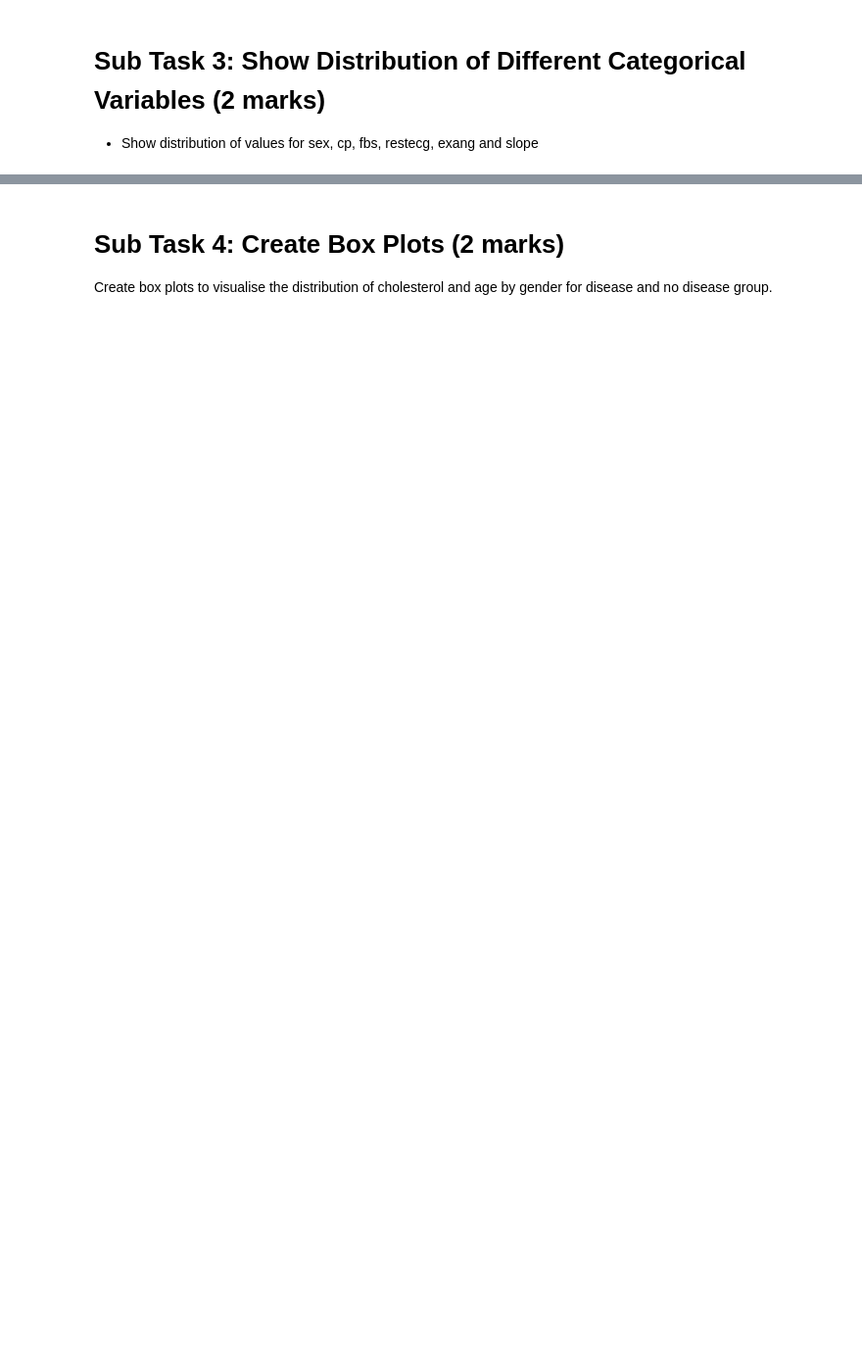
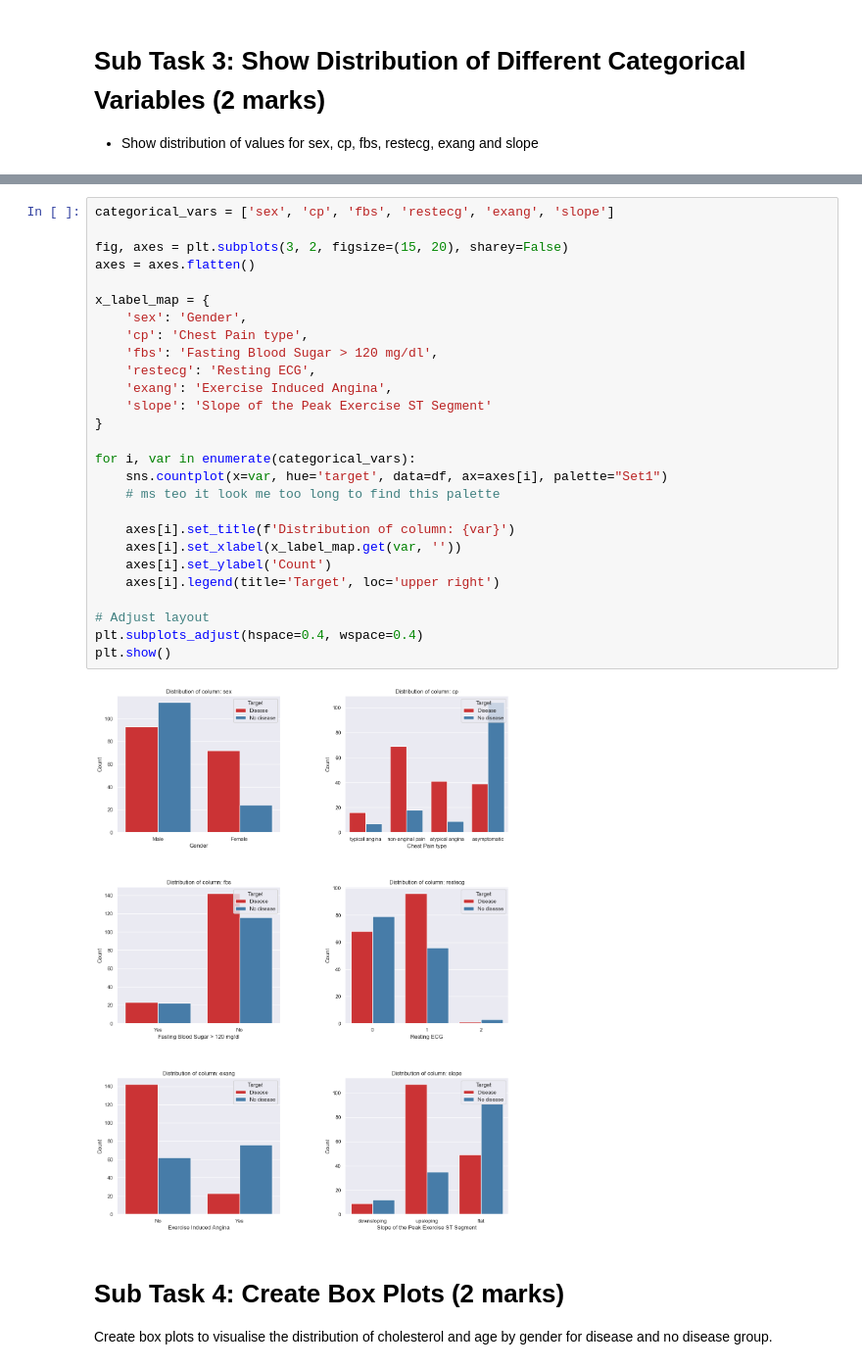
Before and after one commit to pclk/d3.js, a Jupyter notebook: Assignment/StudentFiles/Task2/assignment_task2_student.ipynb, the cells around one changed output, grey strips where cells are left out. Shown at 98% size. Drawn from its saved outputs; the diff is of its cells as text; blank space fills up the shorter version.

```diff
--- a/Assignment/StudentFiles/Task2/assignment_task2_student.ipynb
+++ b/Assignment/StudentFiles/Task2/assignment_task2_student.ipynb
@@ -53,3 +90,32 @@
+# %%
+categorical_vars = ['sex', 'cp', 'fbs', 'restecg', 'exang', 'slope']
+
+fig, axes = plt.subplots(3, 2, figsize=(15, 20), sharey=False)
+axes = axes.flatten()
+
+x_label_map = {
+    'sex': 'Gender',
+    'cp': 'Chest Pain type',
+    'fbs': 'Fasting Blood Sugar > 120 mg/dl',
+    'restecg': 'Resting ECG',
+    'exang': 'Exercise Induced Angina',
+    'slope': 'Slope of the Peak Exercise ST Segment'
+}
+
+for i, var in enumerate(categorical_vars):
+    sns.countplot(x=var, hue='target', data=df, ax=axes[i], palette="Set1")
+    # ms teo it look me too long to find this palette
+
+    axes[i].set_title(f'Distribution of column: {var}')
+    axes[i].set_xlabel(x_label_map.get(var, ''))
+    axes[i].set_ylabel('Count')
+    axes[i].legend(title='Target', loc='upper right')
+
+# Adjust layout
+plt.subplots_adjust(hspace=0.4, wspace=0.4)
+plt.show()
+# %% [output]
+[figure, added]
 # %% [markdown]
 # Sub Task 4: Create Box Plots (2 marks)
 
```
Also changed, not shown: parts of 19 cells of this notebook, 41 other files.
